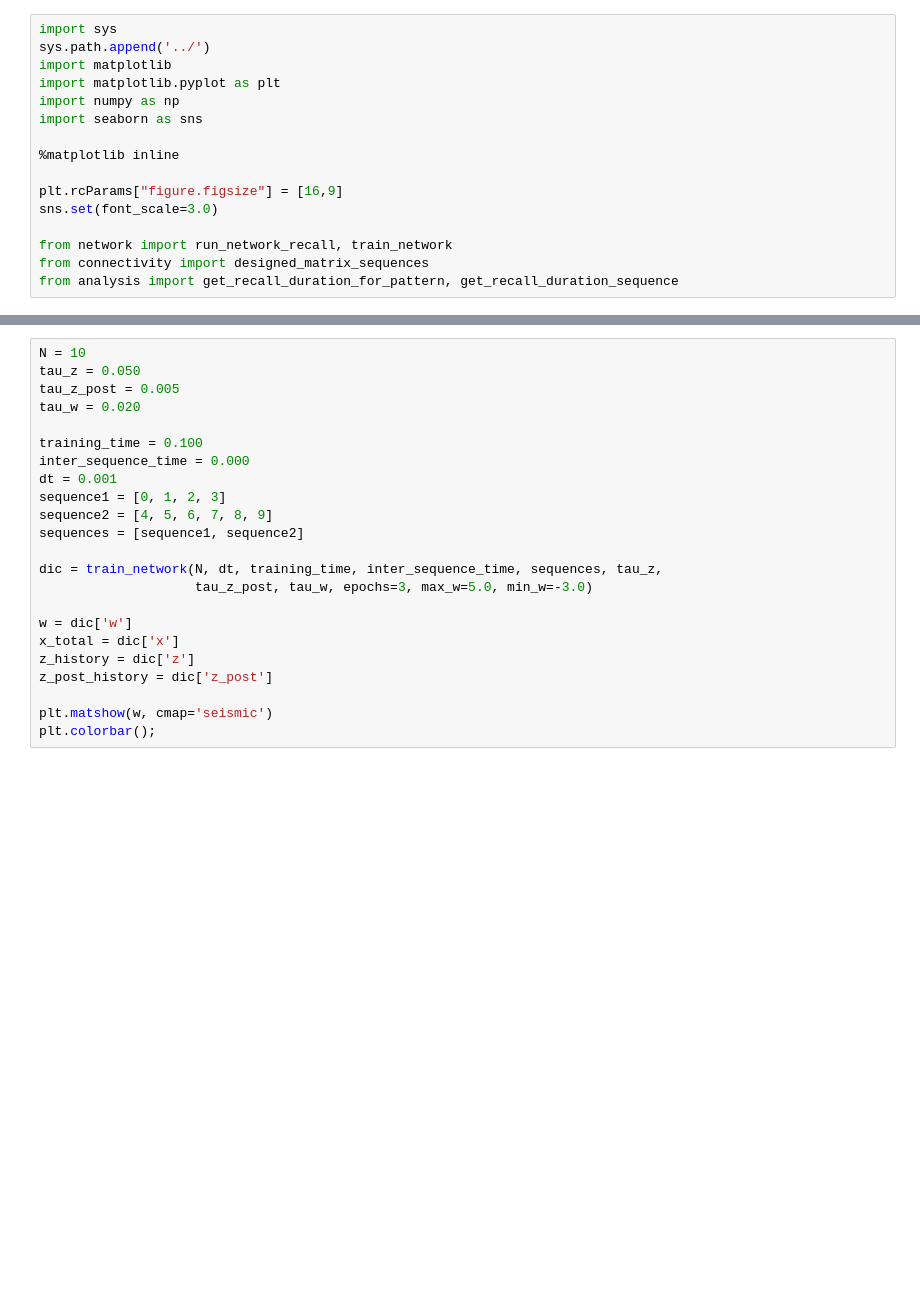
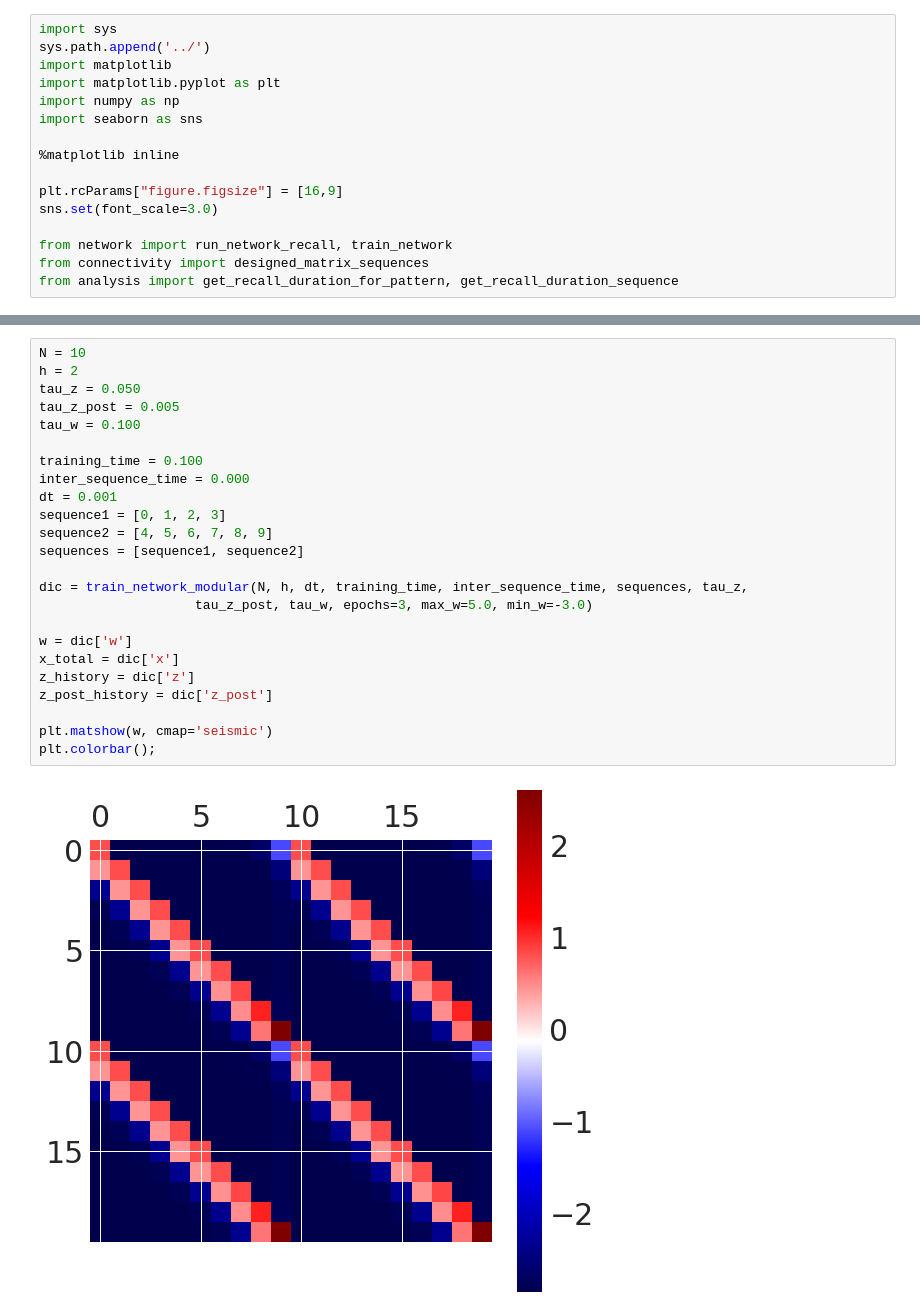
Before and after one commit to h-mayorquin/firing_rate_sequences, a Jupyter notebook: notebooks/2017-11-16(Cell assemblies - test).ipynb, the cells around one changed output, grey strips where cells are left out. Cells and saved outputs as stored; diff of their text form; blank space fills up the shorter version.

Commit message:
Added cell assemblies and plots

```diff
--- a/notebooks/2017-11-16(Cell assemblies - test).ipynb
+++ b/notebooks/2017-11-16(Cell assemblies - test).ipynb
@@ -19,23 +82,26 @@ from analysis import get_recall_duration_for_pattern, get_recall_duration_sequen
 # %%
 N = 10
+h = 2
 tau_z = 0.050
 tau_z_post = 0.005
-tau_w = 0.020
+tau_w = 0.100
 
 training_time = 0.100
 inter_sequence_time = 0.000
 dt = 0.001
 sequence1 = [0, 1, 2, 3]
 sequence2 = [4, 5, 6, 7, 8, 9]
 sequences = [sequence1, sequence2]
 
-dic = train_network(N, dt, training_time, inter_sequence_time, sequences, tau_z,
+dic = train_network_modular(N, h, dt, training_time, inter_sequence_time, sequences, tau_z,
                     tau_z_post, tau_w, epochs=3, max_w=5.0, min_w=-3.0)
 
 w = dic['w']
 x_total = dic['x']
 z_history = dic['z']
 z_post_history = dic['z_post']
 
 plt.matshow(w, cmap='seismic')
 plt.colorbar();
+# %% [output]
+[figure, added]
```
Also changed, not shown: parts of 7 cells of this notebook, 3 other files.
